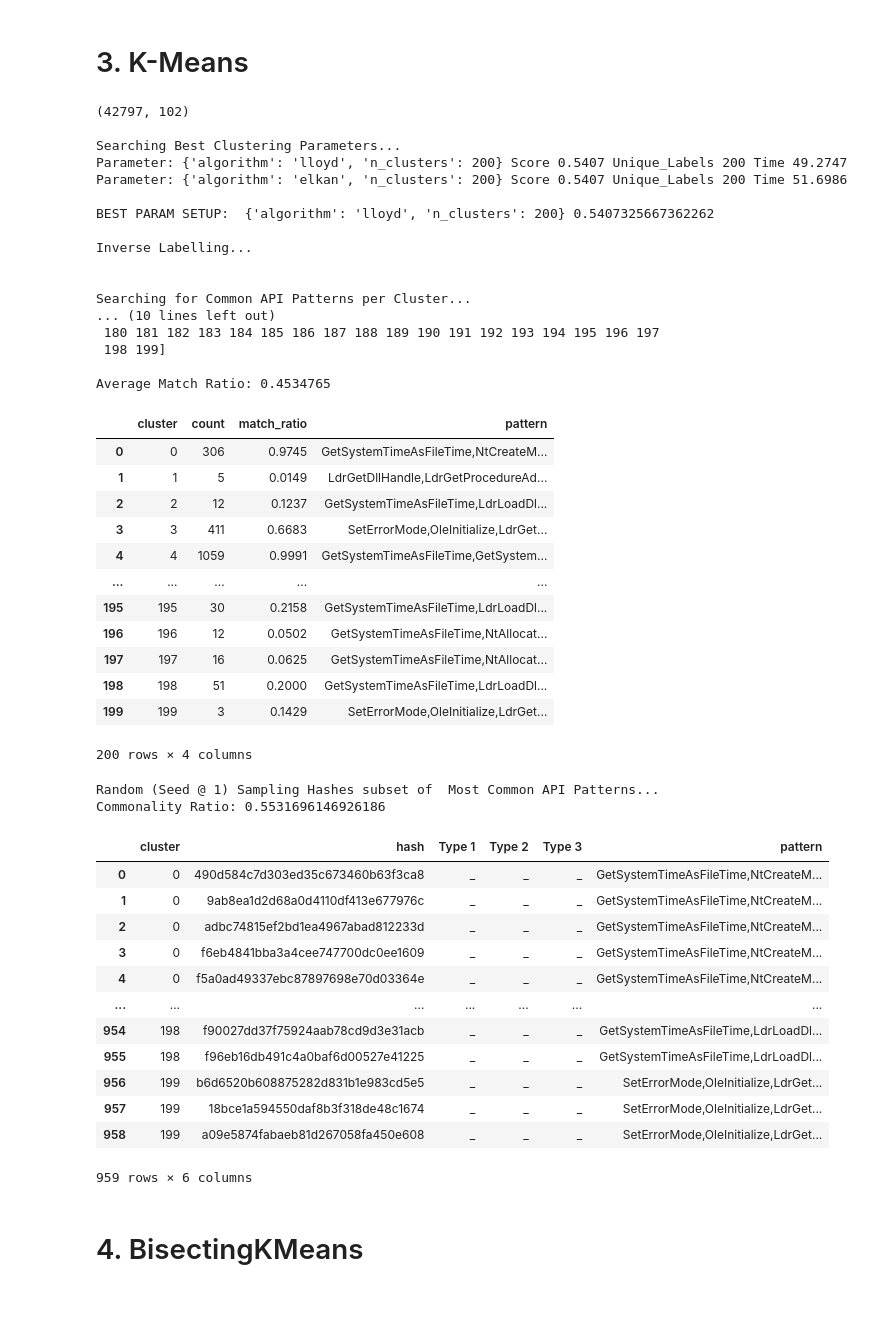
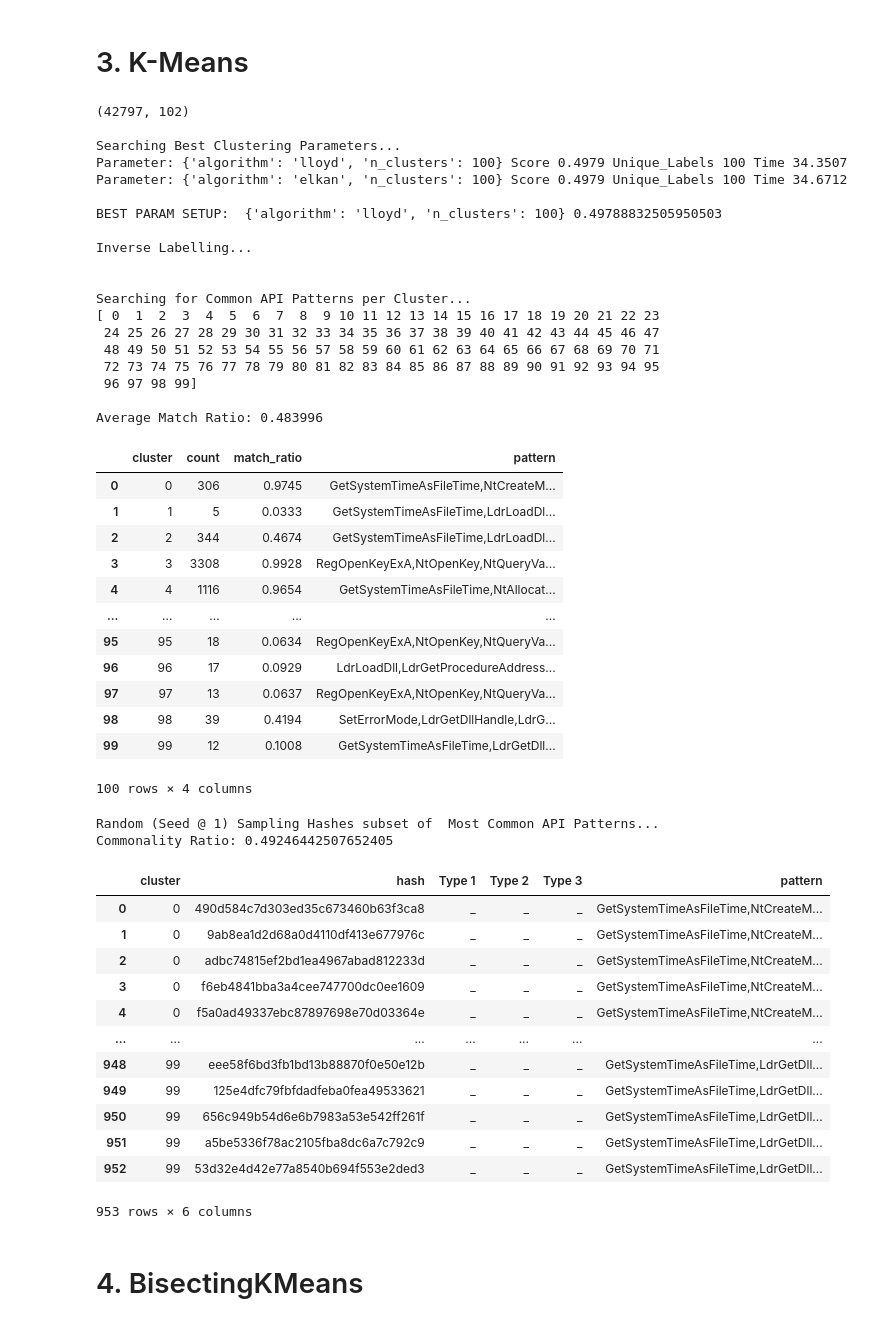
Before and after one commit to jm55/THESIS, a Jupyter notebook: Official Development/Dataset/[OFFICIAL] Clustering_Malicious.ipynb, the cells around one changed output. Saved outputs shown, nothing was run; the diff lists cells and outputs as text; code cells hidden in the pictures.

Commit message:
Multiple updates
1. Added ClusterScan
2. Updated PatternCompare & InstanceCompare
3. Updated Clustering notebooks

```diff
--- a/Official Development/Dataset/[OFFICIAL] Clustering_Malicious.ipynb
+++ b/Official Development/Dataset/[OFFICIAL] Clustering_Malicious.ipynb
@@ -201,60 +203,60 @@ clusters = [100]    # Place either single or multiple values as long as it is in
                     # For multiple values, the program will iterate through every cluster size and will choose the best (usually the biggest value) to be part of the best configuration.
                     # It influences the projected total number of samples to verify/analyze.
 
-samplesize = 5      # Max no. of samples to obtain from a cluster.
+samplesize = 10      # Max no. of samples to obtain from a cluster.
                     # It influences the projected total number of samples to verify/analyze.
 # %% [markdown]
 # 3. K-Means
 # %%
 df = reserve_df.copy()
 print(df.shape, "\n")
 
 algorithm = ['lloyd', 'elkan']
-clusters = [200] #Let's assume that there are up to 100 clusters that can be derived from the Oliveira dataset. Going beyond that is too much
-samplesize = 5 # Max no. of samples to obtain from a cluster # Max no. of samples to obtain from a cluster
 
 #Search for best clusters size and run clustering
 bestClusterParam = clustering(df, "KMeans", KMeans(n_init='auto', verbose=0, random_state=seed),
                               {'n_clusters': clusters, 'algorithm':algorithm})
 
 commonAPI = common_api_cluster(df, "KMeans", bestClusterParam)
 display(commonAPI)
 
 commonHashes = get_samplehash_common(df, commonAPI, "KMeans", bestClusterParam, samplesize)
 display(commonHashes)
 # %% [output]
 (42797, 102)
 
 Searching Best Clustering Parameters...
-Parameter: {'algorithm': 'lloyd', 'n_clusters': 200} Score 0.5407 Unique_Labels 200 Time 49.2747
-Parameter: {'algorithm': 'elkan', 'n_clusters': 200} Score 0.5407 Unique_Labels 200 Time 51.6986
+Parameter: {'algorithm': 'lloyd', 'n_clusters': 100} Score 0.4979 Unique_Labels 100 Time 34.3507
+Parameter: {'algorithm': 'elkan', 'n_clusters': 100} Score 0.4979 Unique_Labels 100 Time 34.6712
 
-BEST PARAM SETUP:  {'algorithm': 'lloyd', 'n_clusters': 200} 0.5407325667362262
+BEST PARAM SETUP:  {'algorithm': 'lloyd', 'n_clusters': 100} 0.49788832505950503
 
 Inverse Labelling...
 
 
 Searching for Common API Patterns per Cluster...
-... (10 lines left out)
- 180 181 182 183 184 185 186 187 188 189 190 191 192 193 194 195 196 197
- 198 199]
+[ 0  1  2  3  4  5  6  7  8  9 10 11 12 13 14 15 16 17 18 19 20 21 22 23
+ 24 25 26 27 28 29 30 31 32 33 34 35 36 37 38 39 40 41 42 43 44 45 46 47
+ 48 49 50 51 52 53 54 55 56 57 58 59 60 61 62 63 64 65 66 67 68 69 70 71
+ 72 73 74 75 76 77 78 79 80 81 82 83 84 85 86 87 88 89 90 91 92 93 94 95
+ 96 97 98 99]
 
-Average Match Ratio: 0.4534765
+Average Match Ratio: 0.483996
 |  | cluster | count | match_ratio | pattern |
 | 0 | 0 | 306 | 0.9745 | GetSystemTimeAsFileTime,NtCreateM... |
-| 1 | 1 | 5 | 0.0149 | LdrGetDllHandle,LdrGetProcedureAd... |
-| 2 | 2 | 12 | 0.1237 | GetSystemTimeAsFileTime,LdrLoadDl... |
-| 3 | 3 | 411 | 0.6683 | SetErrorMode,OleInitialize,LdrGet... |
-| 4 | 4 | 1059 | 0.9991 | GetSystemTimeAsFileTime,GetSystem... |
+| 1 | 1 | 5 | 0.0333 | GetSystemTimeAsFileTime,LdrLoadDl... |
+| 2 | 2 | 344 | 0.4674 | GetSystemTimeAsFileTime,LdrLoadDl... |
+| 3 | 3 | 3308 | 0.9928 | RegOpenKeyExA,NtOpenKey,NtQueryVa... |
+| 4 | 4 | 1116 | 0.9654 | GetSystemTimeAsFileTime,NtAllocat... |
 | ... | ... | ... | ... | ... |
-| 195 | 195 | 30 | 0.2158 | GetSystemTimeAsFileTime,LdrLoadDl... |
-| 196 | 196 | 12 | 0.0502 | GetSystemTimeAsFileTime,NtAllocat... |
-| 197 | 197 | 16 | 0.0625 | GetSystemTimeAsFileTime,NtAllocat... |
-| 198 | 198 | 51 | 0.2000 | GetSystemTimeAsFileTime,LdrLoadDl... |
-| 199 | 199 | 3 | 0.1429 | SetErrorMode,OleInitialize,LdrGet... |
+| 95 | 95 | 18 | 0.0634 | RegOpenKeyExA,NtOpenKey,NtQueryVa... |
+| 96 | 96 | 17 | 0.0929 | LdrLoadDll,LdrGetProcedureAddress... |
+| 97 | 97 | 13 | 0.0637 | RegOpenKeyExA,NtOpenKey,NtQueryVa... |
+| 98 | 98 | 39 | 0.4194 | SetErrorMode,LdrGetDllHandle,LdrG... |
+| 99 | 99 | 12 | 0.1008 | GetSystemTimeAsFileTime,LdrGetDll... |
-200 rows × 4 columns
+100 rows × 4 columns
 Random (Seed @ 1) Sampling Hashes subset of  Most Common API Patterns...
-Commonality Ratio: 0.5531696146926186
+Commonality Ratio: 0.49246442507652405
 |  | cluster | hash | Type 1 | Type 2 | Type 3 | pattern |
 | 0 | 0 | 490d584c7d303ed35c673460b63f3ca8 | _ | _ | _ | GetSystemTimeAsFileTime,NtCreateM... |
 | 1 | 0 | 9ab8ea1d2d68a0d4110df413e677976c | _ | _ | _ | GetSystemTimeAsFileTime,NtCreateM... |
@@ -262,12 +264,12 @@ Commonality Ratio: 0.5531696146926186
 | 3 | 0 | f6eb4841bba3a4cee747700dc0ee1609 | _ | _ | _ | GetSystemTimeAsFileTime,NtCreateM... |
 | 4 | 0 | f5a0ad49337ebc87897698e70d03364e | _ | _ | _ | GetSystemTimeAsFileTime,NtCreateM... |
 | ... | ... | ... | ... | ... | ... | ... |
-| 954 | 198 | f90027dd37f75924aab78cd9d3e31acb | _ | _ | _ | GetSystemTimeAsFileTime,LdrLoadDl... |
-| 955 | 198 | f96eb16db491c4a0baf6d00527e41225 | _ | _ | _ | GetSystemTimeAsFileTime,LdrLoadDl... |
-| 956 | 199 | b6d6520b608875282d831b1e983cd5e5 | _ | _ | _ | SetErrorMode,OleInitialize,LdrGet... |
-| 957 | 199 | 18bce1a594550daf8b3f318de48c1674 | _ | _ | _ | SetErrorMode,OleInitialize,LdrGet... |
-| 958 | 199 | a09e5874fabaeb81d267058fa450e608 | _ | _ | _ | SetErrorMode,OleInitialize,LdrGet... |
+| 948 | 99 | eee58f6bd3fb1bd13b88870f0e50e12b | _ | _ | _ | GetSystemTimeAsFileTime,LdrGetDll... |
+| 949 | 99 | 125e4dfc79fbfdadfeba0fea49533621 | _ | _ | _ | GetSystemTimeAsFileTime,LdrGetDll... |
+| 950 | 99 | 656c949b54d6e6b7983a53e542ff261f | _ | _ | _ | GetSystemTimeAsFileTime,LdrGetDll... |
+| 951 | 99 | a5be5336f78ac2105fba8dc6a7c792c9 | _ | _ | _ | GetSystemTimeAsFileTime,LdrGetDll... |
+| 952 | 99 | 53d32e4d42e77a8540b694f553e2ded3 | _ | _ | _ | GetSystemTimeAsFileTime,LdrGetDll... |
-959 rows × 6 columns
+953 rows × 6 columns
 # %% [markdown]
 # 4. BisectingKMeans
 # %%
```
Also changed, not shown: parts of 5 cells of this notebook, 5 other files.
